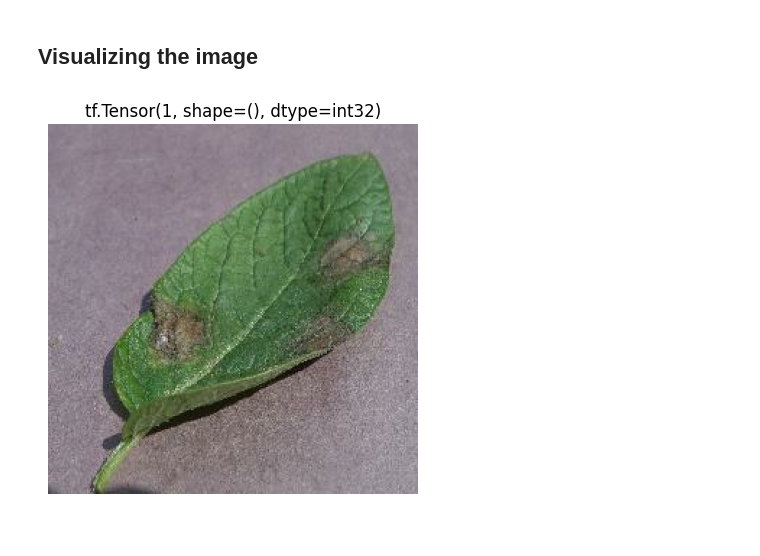
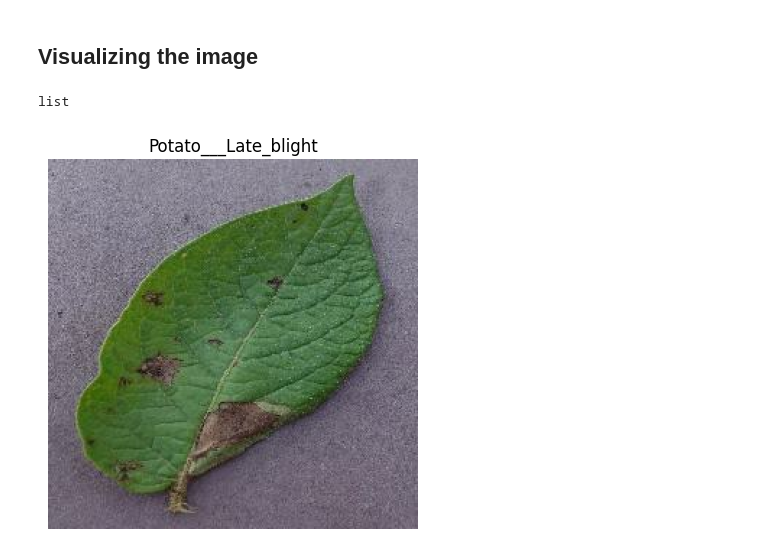
Before and after one commit to CEPHAL0/Potato-Disease-Classification-System, a Jupyter notebook: deep_learning/model.ipynb, the cells around one changed output. Drawn from its saved outputs; the diff is of its cells as text; code cells hidden in the pictures.

```diff
--- a/deep_learning/model.ipynb
+++ b/deep_learning/model.ipynb
@@ -134,10 +134,14 @@ for image_batch, label_batch in dataset.take(1):
   [122. 100. 112.]]]
 # %% [markdown]
 ## Visualizing the image
+# %%
+type(potato_classes)
+# %% [output]
+list
 # %%
 for image_batch, label_batch in dataset.take(1):
     plt.imshow(image_batch[0].numpy().astype('int64'))
-    plt.title(str(label_batch[0]))
+    plt.title(potato_classes[label_batch[0]])
     plt.axis("off")
 # %% [output]
-[figure, old version]
+[figure, new version]
```
Also changed, not shown: parts of 2 cells of this notebook.
